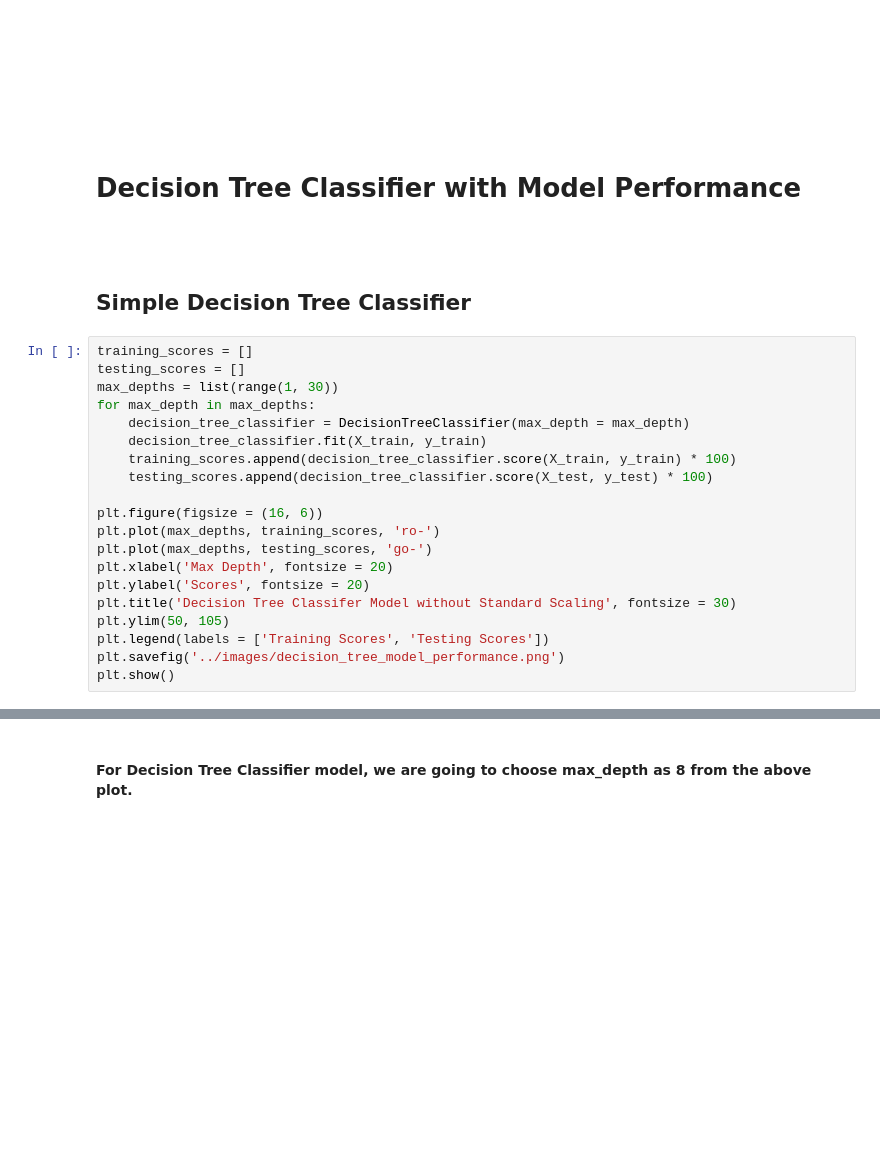
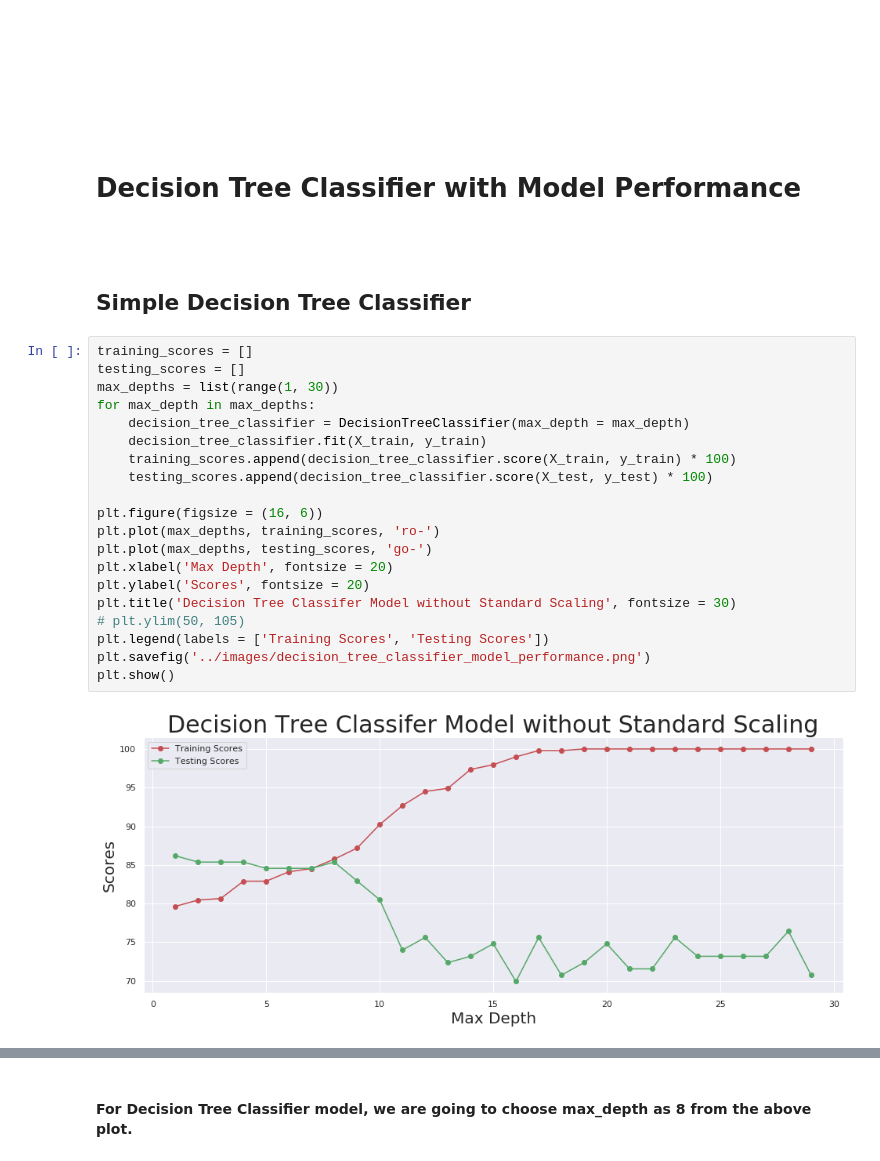
Before and after one commit to ASHOKKUMAR-K/Machine-Learning-Projects, a Jupyter notebook: 02. Loan Prediction/Notebooks/Loan Prediction.ipynb, the cells around one changed output, grey strips where cells are left out. Cells and saved outputs as stored; diff of their text form; blank space fills up the shorter version.

```diff
--- a/02. Loan Prediction/Notebooks/Loan Prediction.ipynb
+++ b/02. Loan Prediction/Notebooks/Loan Prediction.ipynb
@@ -1445,23 +1744,25 @@ plt.show()
 # %%
 training_scores = []
 testing_scores = []
 max_depths = list(range(1, 30))
 for max_depth in max_depths:
     decision_tree_classifier = DecisionTreeClassifier(max_depth = max_depth)
     decision_tree_classifier.fit(X_train, y_train)
     training_scores.append(decision_tree_classifier.score(X_train, y_train) * 100)
     testing_scores.append(decision_tree_classifier.score(X_test, y_test) * 100)
 
 plt.figure(figsize = (16, 6))
 plt.plot(max_depths, training_scores, 'ro-')
 plt.plot(max_depths, testing_scores, 'go-')
 plt.xlabel('Max Depth', fontsize = 20)
 plt.ylabel('Scores', fontsize = 20)
 plt.title('Decision Tree Classifer Model without Standard Scaling', fontsize = 30)
-plt.ylim(50, 105)
+# plt.ylim(50, 105)
 plt.legend(labels = ['Training Scores', 'Testing Scores'])
-plt.savefig('../images/decision_tree_model_performance.png')
+plt.savefig('../images/decision_tree_classifier_model_performance.png')
 plt.show()
+# %% [output]
+[figure, added]
 # %%
 # Let's print the corresponding Training and Testing Scores
 for scores in zip(training_scores, testing_scores, abs(np.array(training_scores) - np.array(testing_scores))):
```
Also changed, not shown: parts of 74 cells of this notebook, 3 other files.
